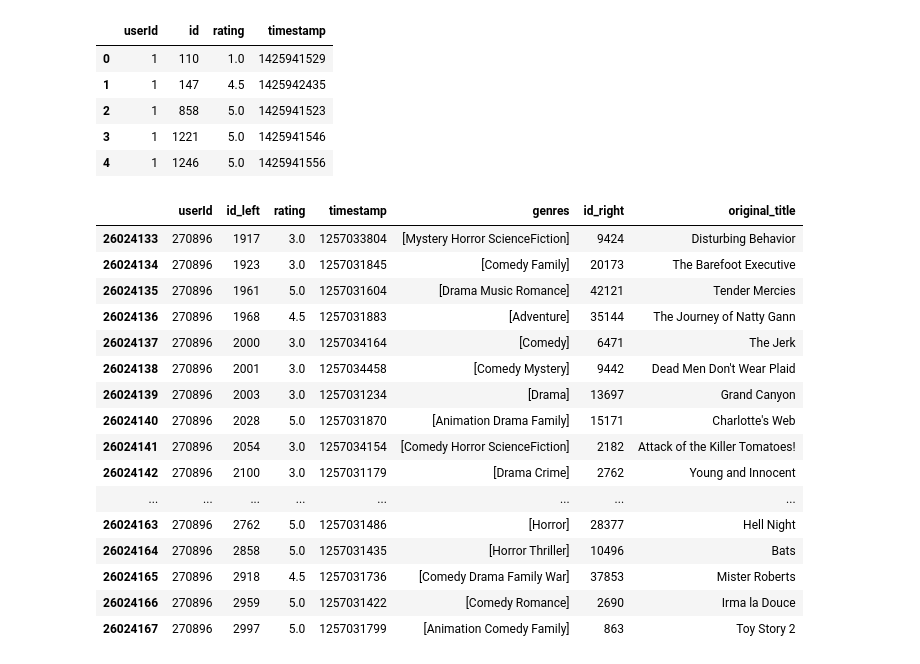
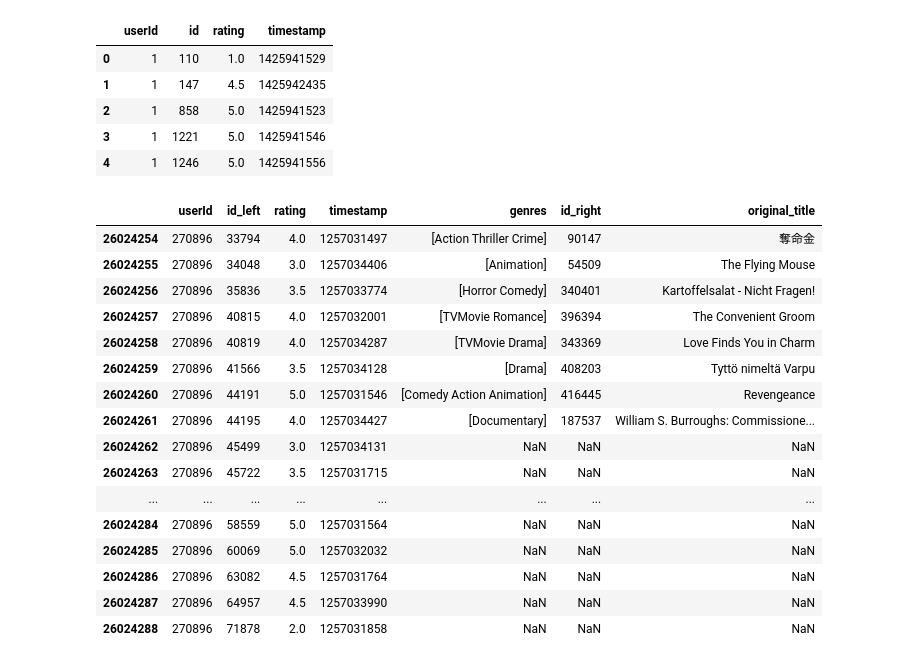
Before and after one commit to haidour18/Benchemarking-Recommender-systems-, a Jupyter notebook: Kmeans.ipynb, the cells around one changed output. Drawn from its saved outputs; the diff is of its cells as text; code cells hidden in the pictures.

```diff
--- a/Kmeans.ipynb
+++ b/Kmeans.ipynb
@@ -88,11 +88,3 @@ with ZipFile (file_name ,'r') as zip :
   print('Done')
 # %% [output]
 Done
-# %%
-movies=pd.read_csv("movies_metadata.csv")
-ratings=pd.read_csv("ratings.csv")
-movies=movies.iloc[:3000,[3,5,8]]
-movies.head(5)
-movies.dropna()
-ratings.dropna()
-movies.head(5)
@@ -105,0 +122,6 @@ movies.head(5)
+# %%
+# Filtering data for only 4+ ratings
+ratings = ratings[ratings['rating'] >= 4.0]
+print('Shape of ratings dataset is: ',ratings.shape, '\n')
+print('Max values in dataset are \n',ratings.max(), '\n')
+print('Min values in dataset are \n',ratings.min(), '\n')
@@ -105,0 +144,6 @@ movies.head(5)
+# %%
+movies_list = np.unique(ratings['movieId'])[:200]
+ratings = ratings.loc[ratings['movieId'].isin(movies_list)]
+print('Shape of ratings dataset is: ',ratings.shape, '\n')
+print('Max values in dataset are \n',ratings.max(), '\n')
+print('Min values in dataset are \n',ratings.min(), '\n')
@@ -149,26 +240,25 @@ ratings.head(5)
 | 4 | 1 | 1246 | 5.0 | 1425941556 |
 # %%
 data=ratings.join(movies,on="id", how='left', lsuffix='_left', rsuffix='_right')
-data=data.dropna()
 data.tail(35)
 # %% [output]
 |  | userId | id_left | rating | timestamp | genres | id_right | original_title |
-| 26024133 | 270896 | 1917 | 3.0 | 1257033804 | [Mystery Horror ScienceFiction] | 9424 | Disturbing Behavior |
-| 26024134 | 270896 | 1923 | 3.0 | 1257031845 | [Comedy Family] | 20173 | The Barefoot Executive |
-| 26024135 | 270896 | 1961 | 5.0 | 1257031604 | [Drama Music Romance] | 42121 | Tender Mercies |
-| 26024136 | 270896 | 1968 | 4.5 | 1257031883 | [Adventure] | 35144 | The Journey of Natty Gann |
-| 26024137 | 270896 | 2000 | 3.0 | 1257034164 | [Comedy] | 6471 | The Jerk |
-| 26024138 | 270896 | 2001 | 3.0 | 1257034458 | [Comedy Mystery] | 9442 | Dead Men Don't Wear Plaid |
-| 26024139 | 270896 | 2003 | 3.0 | 1257031234 | [Drama] | 13697 | Grand Canyon |
-| 26024140 | 270896 | 2028 | 5.0 | 1257031870 | [Animation Drama Family] | 15171 | Charlotte's Web |
-| 26024141 | 270896 | 2054 | 3.0 | 1257034154 | [Comedy Horror ScienceFiction] | 2182 | Attack of the Killer Tomatoes! |
-| 26024142 | 270896 | 2100 | 3.0 | 1257031179 | [Drama Crime] | 2762 | Young and Innocent |
+| 26024254 | 270896 | 33794 | 4.0 | 1257031497 | [Action Thriller Crime] | 90147 | 奪命金 |
+| 26024255 | 270896 | 34048 | 3.0 | 1257034406 | [Animation] | 54509 | The Flying Mouse |
+| 26024256 | 270896 | 35836 | 3.5 | 1257033774 | [Horror Comedy] | 340401 | Kartoffelsalat - Nicht Fragen! |
+| 26024257 | 270896 | 40815 | 4.0 | 1257032001 | [TVMovie Romance] | 396394 | The Convenient Groom |
+| 26024258 | 270896 | 40819 | 4.0 | 1257034287 | [TVMovie Drama] | 343369 | Love Finds You in Charm |
+| 26024259 | 270896 | 41566 | 3.5 | 1257034128 | [Drama] | 408203 | Tyttö nimeltä Varpu |
+| 26024260 | 270896 | 44191 | 5.0 | 1257031546 | [Comedy Action Animation] | 416445 | Revengeance |
+| 26024261 | 270896 | 44195 | 4.0 | 1257034427 | [Documentary] | 187537 | William S. Burroughs: Commissione... |
+| 26024262 | 270896 | 45499 | 3.0 | 1257034131 | NaN | NaN | NaN |
+| 26024263 | 270896 | 45722 | 3.5 | 1257031715 | NaN | NaN | NaN |
 | ... | ... | ... | ... | ... | ... | ... | ... |
-| 26024163 | 270896 | 2762 | 5.0 | 1257031486 | [Horror] | 28377 | Hell Night |
-| 26024164 | 270896 | 2858 | 5.0 | 1257031435 | [Horror Thriller] | 10496 | Bats |
-| 26024165 | 270896 | 2918 | 4.5 | 1257031736 | [Comedy Drama Family War] | 37853 | Mister Roberts |
-| 26024166 | 270896 | 2959 | 5.0 | 1257031422 | [Comedy Romance] | 2690 | Irma la Douce |
-| 26024167 | 270896 | 2997 | 5.0 | 1257031799 | [Animation Comedy Family] | 863 | Toy Story 2 |
+| 26024284 | 270896 | 58559 | 5.0 | 1257031564 | NaN | NaN | NaN |
+| 26024285 | 270896 | 60069 | 5.0 | 1257032032 | NaN | NaN | NaN |
+| 26024286 | 270896 | 63082 | 4.5 | 1257031764 | NaN | NaN | NaN |
+| 26024287 | 270896 | 64957 | 4.5 | 1257033990 | NaN | NaN | NaN |
+| 26024288 | 270896 | 71878 | 2.0 | 1257031858 | NaN | NaN | NaN |
 # %%
 
 # Data Processing
```
Also changed, not shown: parts of 16 cells of this notebook.
